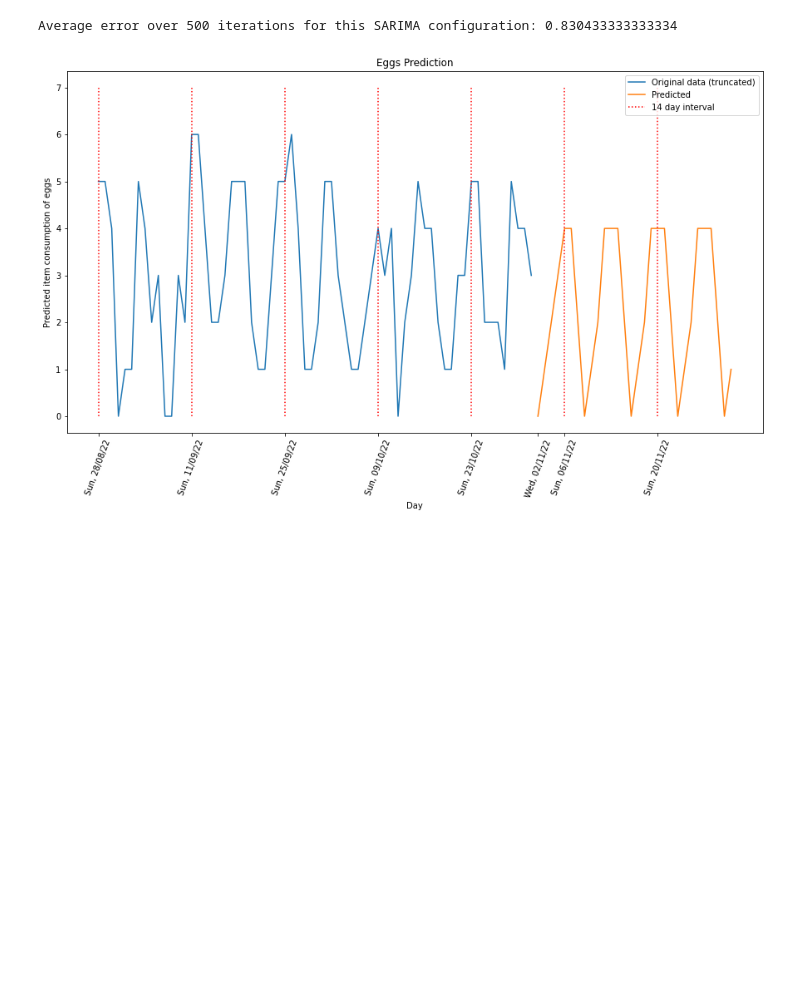
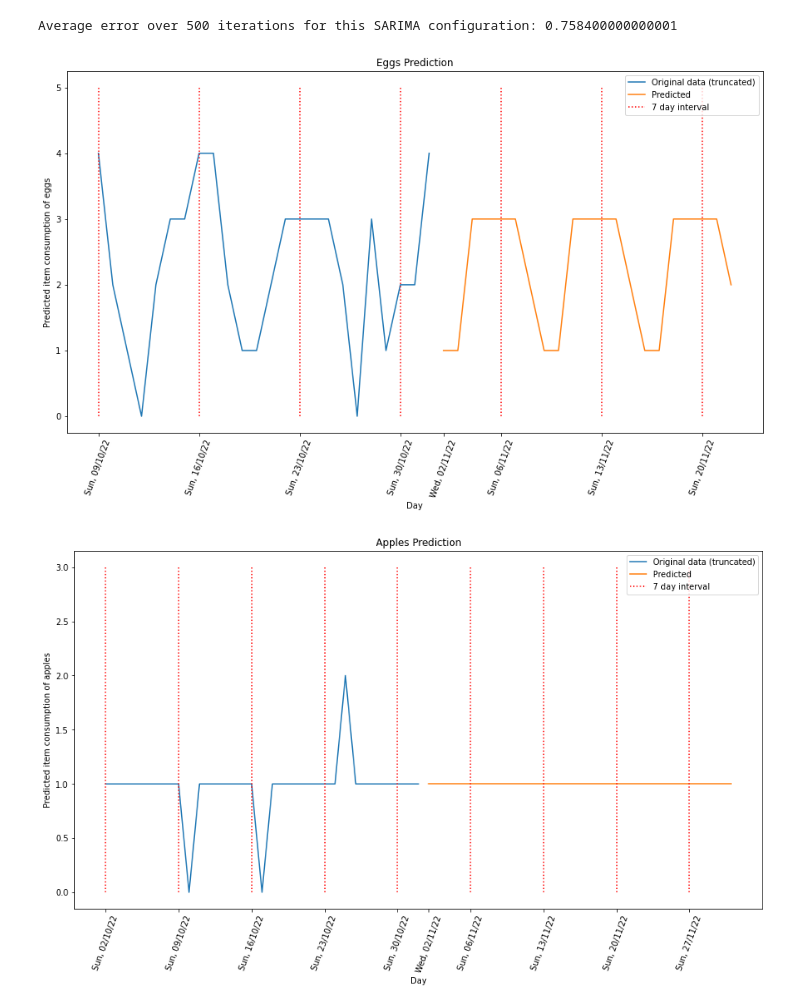
Before and after one commit to felix-ong/CS3237-Smart-Fridge, a Jupyter notebook: stock_predict/stock_predict.ipynb, the cells around one changed output. Cells and saved outputs as stored; diff of their text form; code cells hidden in the pictures; blank space fills up the shorter version.

```diff
--- a/stock_predict/stock_predict.ipynb
+++ b/stock_predict/stock_predict.ipynb
@@ -156,10 +176,10 @@ We found that params [1,0,0], [1,1,1,7] worked the best for our test data.
 '''
 
 def run_once(order_params, seasonal_order_params):
-    _,x,y = GEN_DATA(120, 3.5, testing=True)
-    num_predict = 60
+    _,x,y = GEN_DATA(200, 3.5, testing=True)
+    num_predict = 40
 
-    # split so last 60 points will be test
+    # split so last 40 points will be test, 80/20
 
     y_train, y_test = y[:len(y) - num_predict], y[len(y) - num_predict:]
     x_train, x_test = x[:len(x) - num_predict], x[len(x) - num_predict:]
@@ -178,19 +198,42 @@ avgErr = totalErr / num_iters
 
 print(f"Average error over 500 iterations for this SARIMA configuration: {avgErr}")
 # %% [output]
-Average error over 500 iterations for this SARIMA configuration: 0.830433333333334
+Average error over 500 iterations for this SARIMA configuration: 0.758400000000001
-# %%
-# this is actual use case
-
-d,x,y = GEN_DATA(days_ago=60, noise_sd=1, peak_consume=5)
-
-today = d+timedelta(days=len(x))
-
-yhat = SARIMA_PREDICT(y, orders=[[1, 0, 0], [1, 1, 1, 7]], num_predict=30)
-xhat = [x[-1] + i + 1 for i in range(len(yhat))]
-
-item_name = 'eggs'
-
-DISPLAY_DATA(x, y, xhat, yhat, item_name=item_name, date=d)
-# %% [output]
-[figure, removed]
+# %%
+# Mock use cases and testing model.
+
+'''
+Egg consumption, peaking on weekends
+'''
+d,x,y = GEN_DATA(days_ago=60, noise_sd=1, weekend_peak=True, peak_consume=3.5, min_consume=1)
+today = d+timedelta(days=len(x))
+yhat = SARIMA_PREDICT(y, orders=[[1, 0, 0], [1, 1, 1, 7]], num_predict=21)
+xhat = [x[-1] + i + 1 for i in range(len(yhat))]
+item_name = 'eggs'
+
+DISPLAY_DATA(x, y, xhat, yhat, item_name=item_name, date=d)
+
+'''
+1 apple a day (keeps the doctor away), no periodicity. - SHOULD TREND FLAT
+'''
+d,x,y = GEN_DATA(days_ago=60, noise_sd=0.3, peak_consume=1, min_consume=1)
+today = d+timedelta(days=len(x))
+yhat = SARIMA_PREDICT(y, orders=[[1, 0, 0], [1, 1, 1, 7]], num_predict=30)
+xhat = [x[-1] + i + 1 for i in range(len(yhat))]
+item_name = 'apples'
+
+DISPLAY_DATA(x, y, xhat, yhat, item_name=item_name, date=d)
+
+'''
+Orange consumption, peaking mid-week
+'''
+d,x,y = GEN_DATA(days_ago=60, noise_sd=1, weekend_peak=False, peak_consume=2, min_consume=0)
+today = d+timedelta(days=len(x))
+yhat = SARIMA_PREDICT(y, orders=[[1, 0, 0], [1, 1, 1, 7]], num_predict=7)
+xhat = [x[-1] + i + 1 for i in range(len(yhat))]
+item_name = 'eggs'
+
+DISPLAY_DATA(x, y, xhat, yhat, item_name=item_name, date=d)
+# %% [output]
+[figure, added]
+[figure, added]
```
Also changed, not shown: parts of 5 cells of this notebook, 1 other file.
